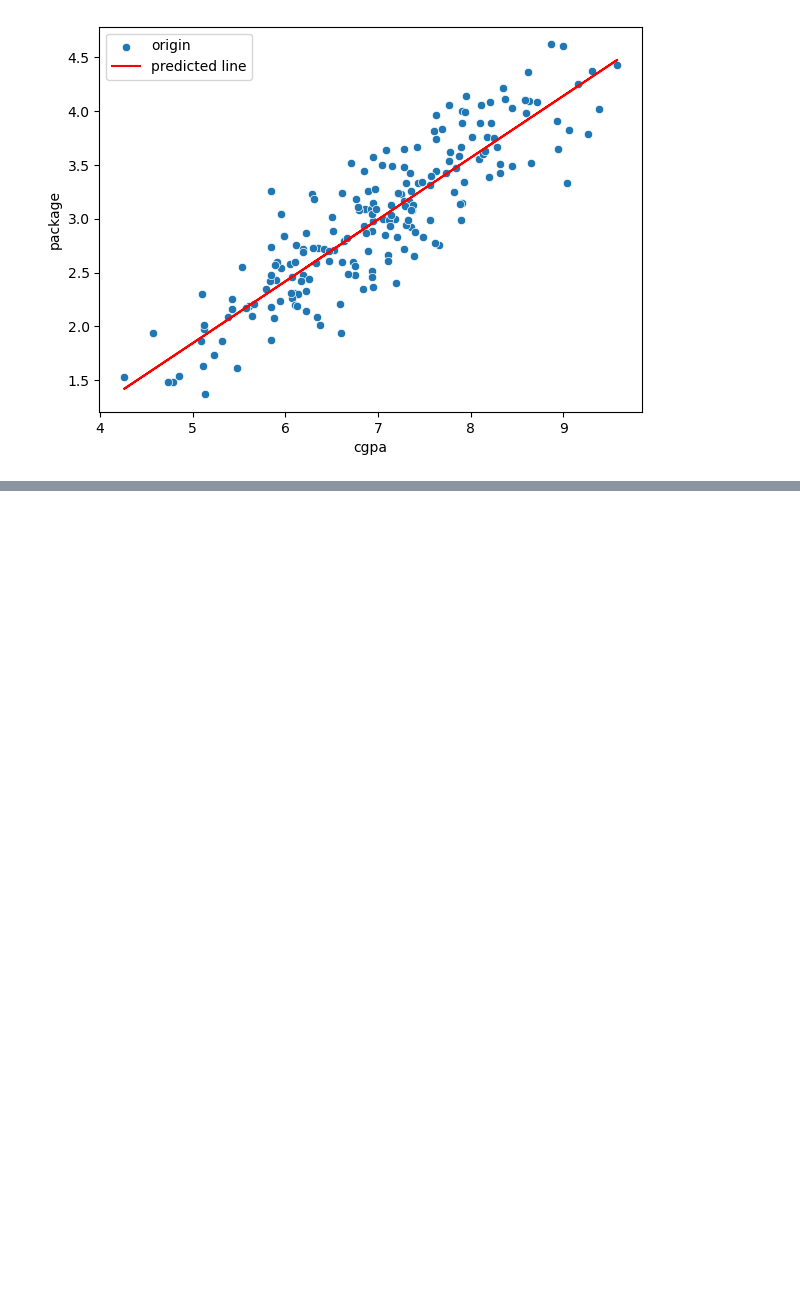
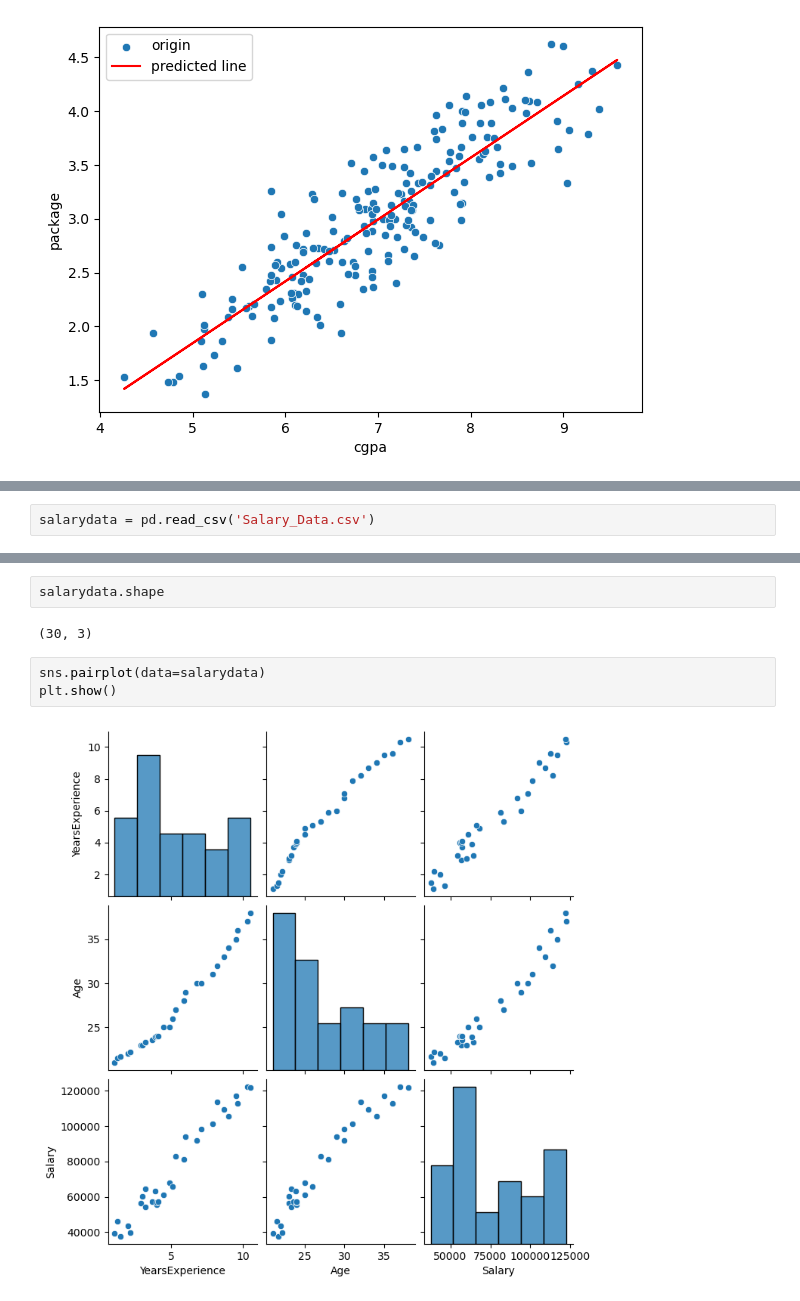
Before and after one commit to deepaknandeshwar17/Machine_Learning_practice, a Jupyter notebook: ml2.ipynb, the cells around one changed output, grey strips where cells are left out. Cells and saved outputs as stored; diff of their text form; blank space fills up the shorter version.

```diff
--- a/ml2.ipynb
+++ b/ml2.ipynb
@@ -228,0 +235,2 @@ plt.show()
+# %%
+salarydata = pd.read_csv('Salary_Data.csv')
@@ -228,0 +256,9 @@ plt.show()
+# %%
+salarydata.shape
+# %% [output]
+(30, 3)
+# %%
+sns.pairplot(data=salarydata)
+plt.show()
+# %% [output]
+[figure, added]
```
Also changed, not shown: parts of 17 cells of this notebook, 1 other file.
